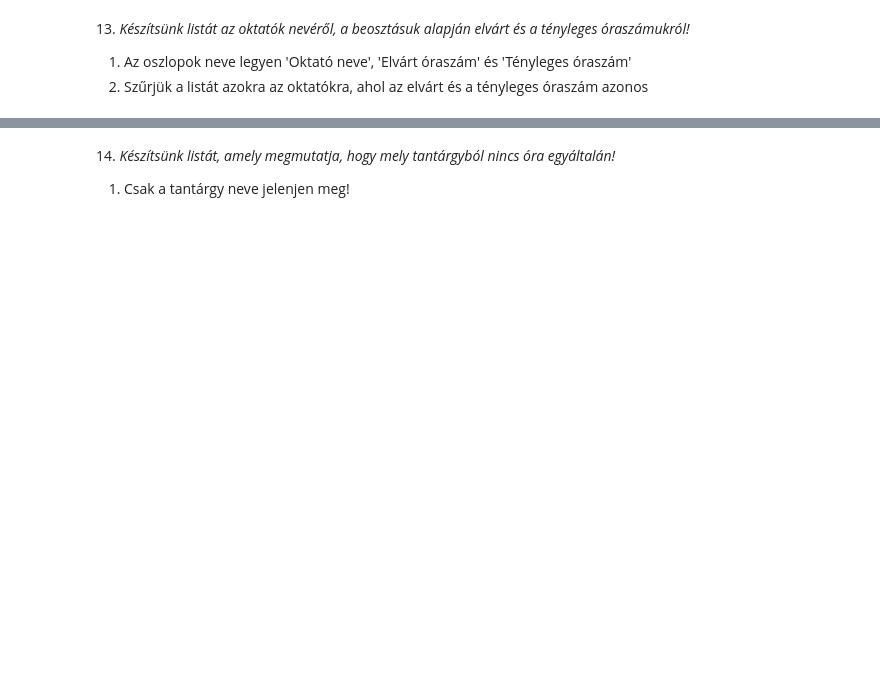
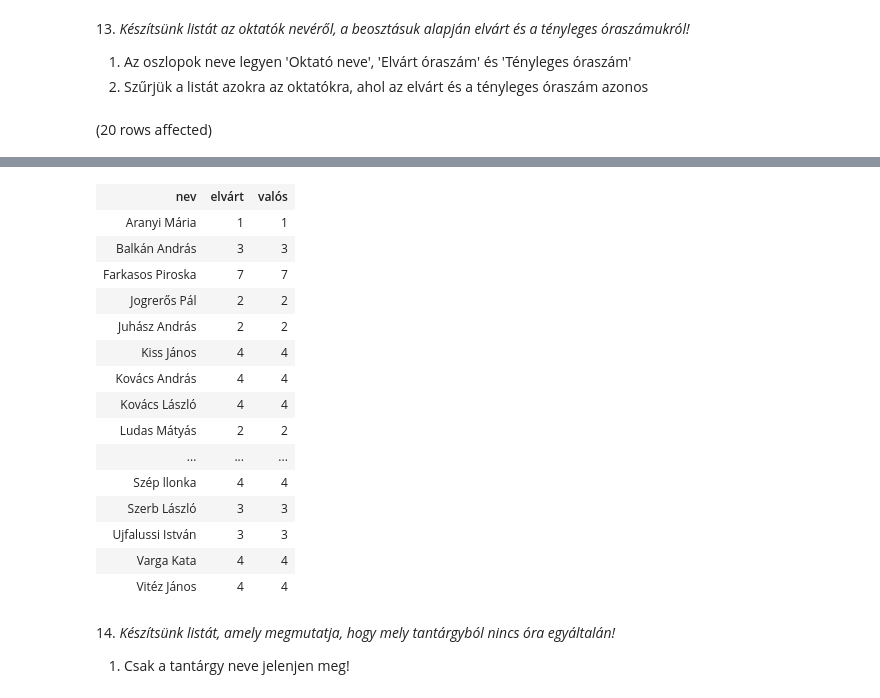
Before and after one commit to trkdnt/uj, a Jupyter notebook: gyakorlat03_feladatok.ipynb, the cells around one changed output, grey strips where cells are left out. Cells and saved outputs as stored; diff of their text form; code cells hidden in the pictures; blank space fills up the shorter version.

```diff
--- a/gyakorlat03_feladatok.ipynb
+++ b/gyakorlat03_feladatok.ipynb
@@ -152,3 +190,11 @@ Az oszlopokat nevezzük el értelemszerűen!
 
 1. Az oszlopok neve legyen 'Oktató neve', 'Elvárt óraszám' és 'Tényleges óraszám'
 2. Szűrjük a listát azokra az oktatókra, ahol az elvárt és a tényleges óraszám azonos
+# %%
+SELECT o.nev,COUNT(b.elvart) AS 'elvárt', COUNT(o.nev) AS 'valós'
+FROM Oktatok o JOIN Orak ora ON o.oktato_id=ora.tanar
+JOIN Beosztasok b ON o.beosztás=b.beosztas_id
+GROUP BY o.nev , b.elvart
+HAVING COUNT(b.elvart)=COUNT(o.nev)
+# %% [output]
+(20 rows affected)
@@ -155,3 +202,19 @@ Az oszlopokat nevezzük el értelemszerűen!
+| nev | elvárt | valós |
+| Aranyi Mária | 1 | 1 |
+| Balkán András | 3 | 3 |
+| Farkasos Piroska | 7 | 7 |
+| Jogrerős Pál | 2 | 2 |
+| Juhász András | 2 | 2 |
+| Kiss János | 4 | 4 |
+| Kovács András | 4 | 4 |
+| Kovács László | 4 | 4 |
+| Ludas Mátyás | 2 | 2 |
+| ... | ... | ... |
+| Szép llonka | 4 | 4 |
+| Szerb László | 3 | 3 |
+| Ujfalussi István | 3 | 3 |
+| Varga Kata | 4 | 4 |
+| Vitéz János | 4 | 4 |
 # %% [markdown]
 14. _Készítsünk listát, amely megmutatja, hogy mely tantárgyból nincs óra egyáltalán!_
 
```
Also changed, not shown: parts of 5 cells of this notebook, 1 other file.
